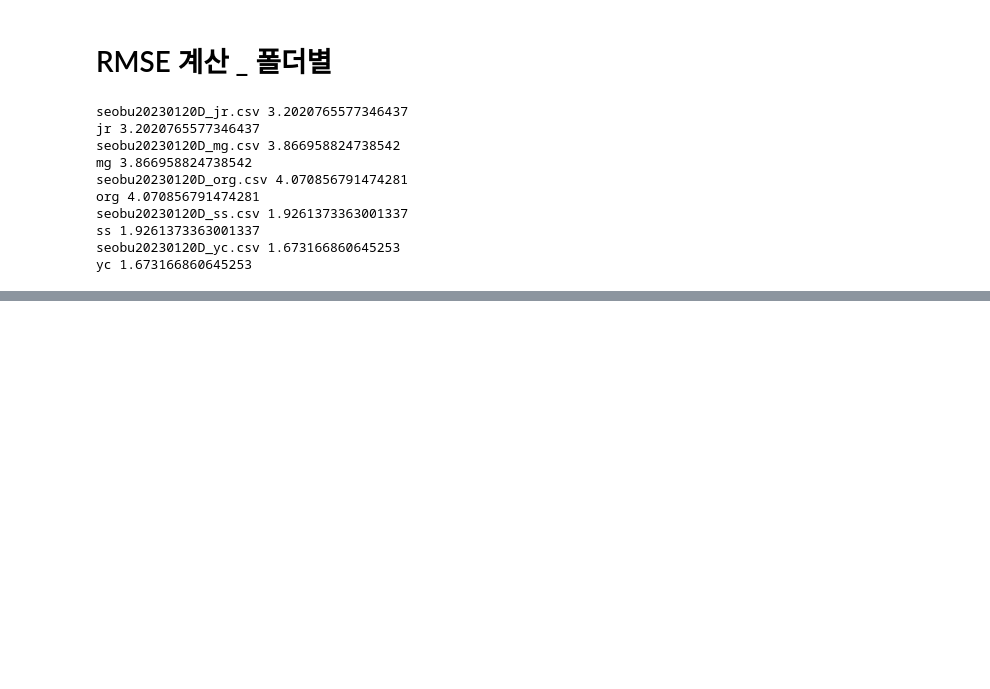
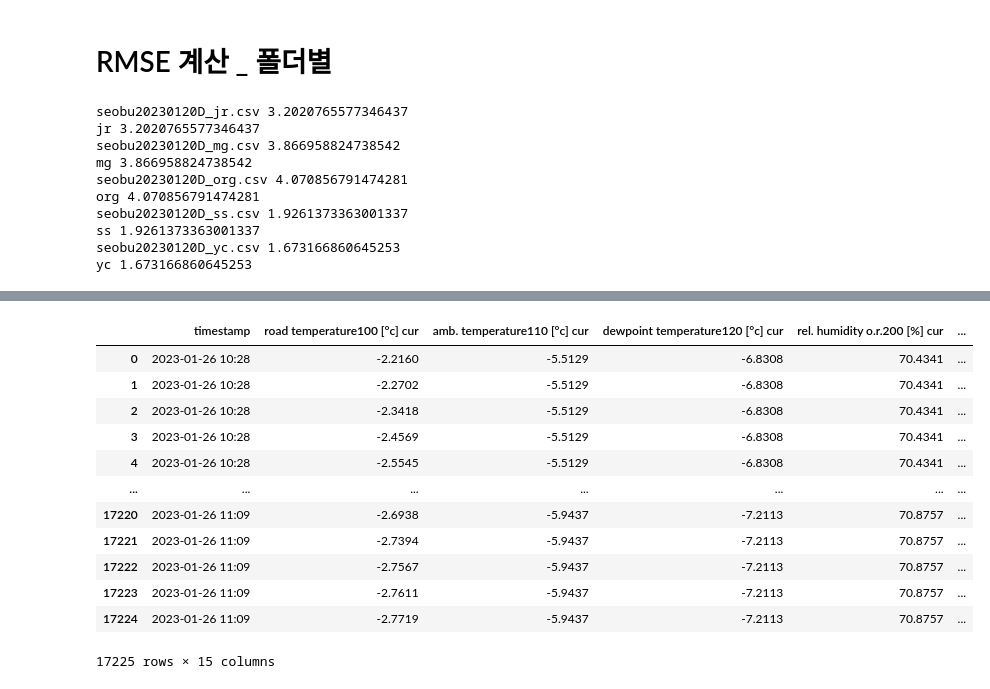
Before and after one commit to righttrue/model_verify, a Jupyter notebook: 20240319.ipynb, the cells around one changed output, grey strips where cells are left out. Cells and saved outputs as stored; diff of their text form; code cells hidden in the pictures; blank space fills up the shorter version.

```diff
--- a/20240319.ipynb
+++ b/20240319.ipynb
@@ -467,0 +589,20 @@ yc 2.154183163847431
+# %%
+file = "DATA/20230705_스시2_서울&시흥_1월관측_후처리자료/seoul_5_olympic_lufft_20230226_D.csv"
+obs_df = pd.read_csv(file, low_memory=False)
+obs_df.columns = obs_df.columns.str.lower()
+# %%
+obs_df
+# %% [output]
+|  | timestamp | road temperature100 [°c] cur | amb. temperature110 [°c] cur | dewpoint temperature120 [°c] cur | rel. humidity o.r.200 [%] cur | ... |
+| 0 | 2023-01-26 10:28 | -2.2160 | -5.5129 | -6.8308 | 70.4341 | ... |
+| 1 | 2023-01-26 10:28 | -2.2702 | -5.5129 | -6.8308 | 70.4341 | ... |
+| 2 | 2023-01-26 10:28 | -2.3418 | -5.5129 | -6.8308 | 70.4341 | ... |
+| 3 | 2023-01-26 10:28 | -2.4569 | -5.5129 | -6.8308 | 70.4341 | ... |
+| 4 | 2023-01-26 10:28 | -2.5545 | -5.5129 | -6.8308 | 70.4341 | ... |
+| ... | ... | ... | ... | ... | ... | ... |
+| 17220 | 2023-01-26 11:09 | -2.6938 | -5.9437 | -7.2113 | 70.8757 | ... |
+| 17221 | 2023-01-26 11:09 | -2.7394 | -5.9437 | -7.2113 | 70.8757 | ... |
+| 17222 | 2023-01-26 11:09 | -2.7567 | -5.9437 | -7.2113 | 70.8757 | ... |
+| 17223 | 2023-01-26 11:09 | -2.7611 | -5.9437 | -7.2113 | 70.8757 | ... |
+| 17224 | 2023-01-26 11:09 | -2.7719 | -5.9437 | -7.2113 | 70.8757 | ... |
+17225 rows × 15 columns
```
Also changed, not shown: parts of 6 cells of this notebook.
